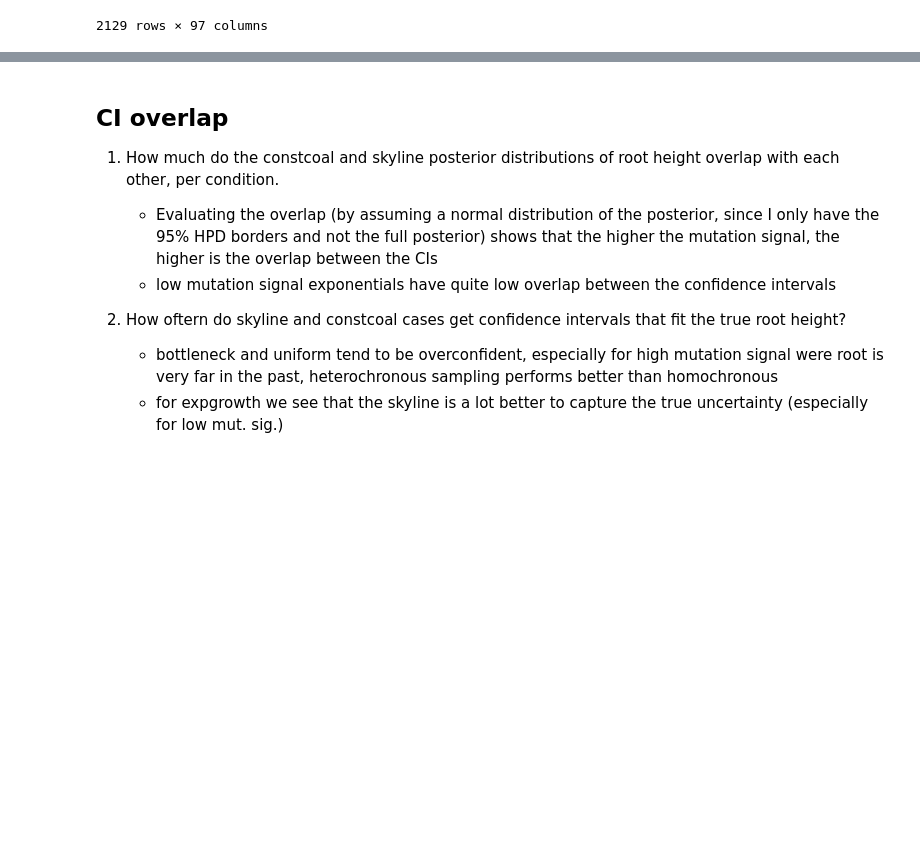
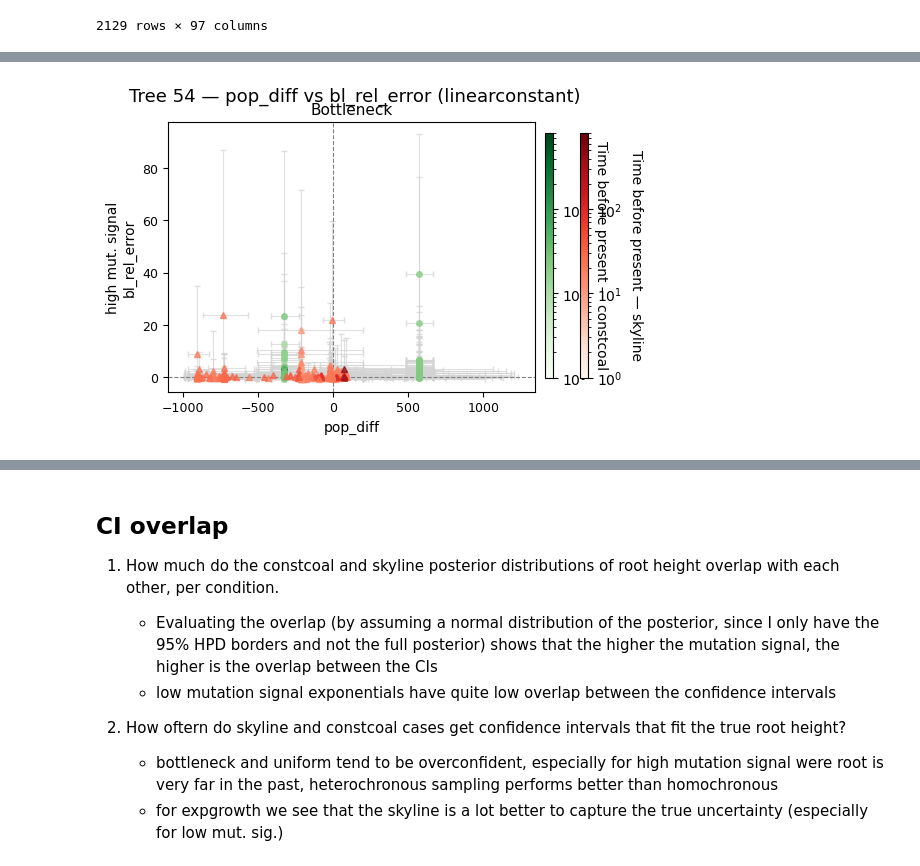
Before and after one commit to marie3003/BESP_paper-analyses, a Jupyter notebook: workflows/evaluate_root_heights.ipynb, the cells around one changed output, grey strips where cells are left out. Drawn from its saved outputs; the diff is of its cells as text; code cells hidden in the pictures; blank space fills up the shorter version.

```diff
--- a/workflows/evaluate_root_heights.ipynb
+++ b/workflows/evaluate_root_heights.ipynb
@@ -42,0 +99,16 @@ root_height_df_wide
+# %%
+tree_metrics_combined_short = load_node_errors("../results/run1/evaluation_t54_full_test")
+
+df_long_short = melt_node_errors(tree_metrics_combined_short, metrics=["pop_diff", "bl_rel_error"])
+
+plot_single_tree_errors(
+    df_long_short,
+    sampling="linearconstant",
+    tree_index=54,
+    x_col="pop_diff",
+    y_col="bl_rel_error",
+    pop_models=["bottleneck"],
+    mutsigs=["high"],
+)
+# %% [output]
+[figure, added]
```
Also changed, not shown: parts of 14 cells of this notebook, 4 other files.
